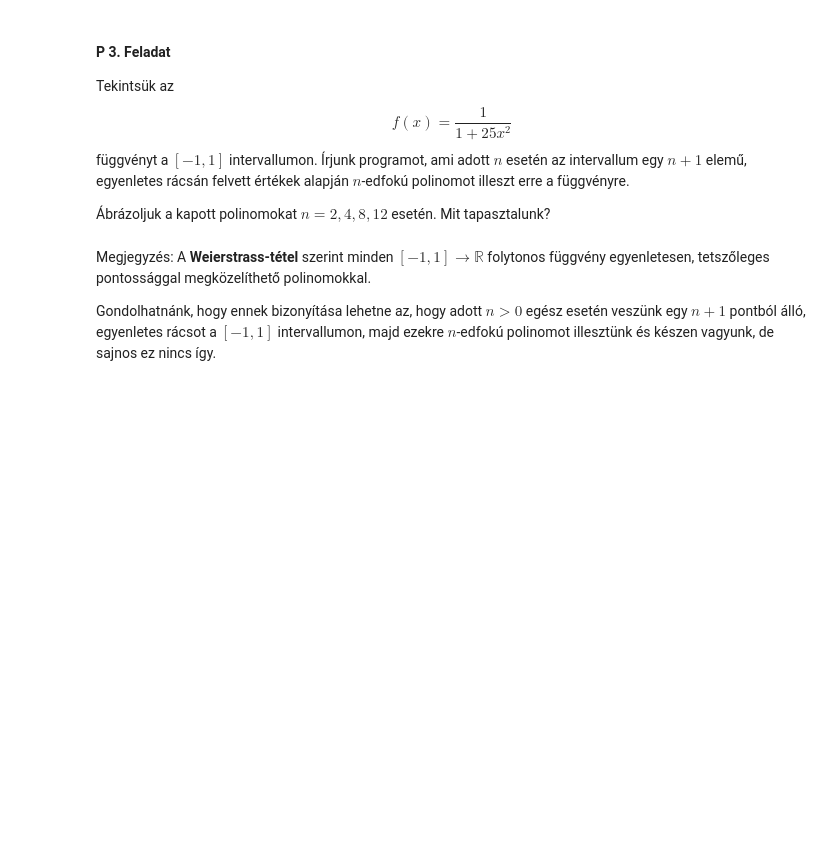
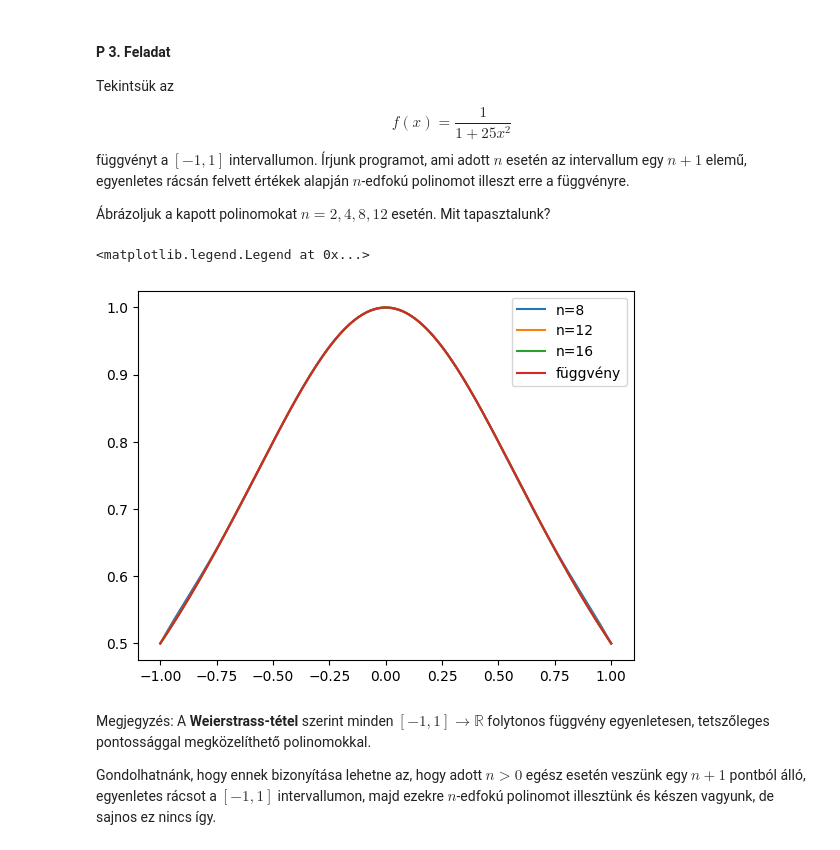
Before and after one commit to magabor42/nummod, a Jupyter notebook: 07.feladatsor.ipynb, the cells around one changed output. Drawn from its saved outputs; the diff is of its cells as text; code cells hidden in the pictures; blank space fills up the shorter version.

```diff
--- a/07.feladatsor.ipynb
+++ b/07.feladatsor.ipynb
@@ -151,3 +186,23 @@ Az alappolinomokat is ehhez megfelelően tekintjük. A példában $$\omega_{j+1}
 #### P 2. Feladat
 
 Írjunk programot, ami adott $x$ és $y$ -pontokat és az ott felveendő értékeket tartalmazó- vektorokra interpolációs polinomot illeszt a Newton-alak használatával, majd egy további $z$ pontban kiértékeli azt.
+# %%
+def poly_fit_newton(xs,ys):
+    n=np.size(xs)
+    coef=np.array(ys, dtype=float)
+
+    #osztott differenciák kiszámítása
+    for j in range(1,n):
+        coef[j:n]=(coef[j:n]-coef[j-1:n-1])/(xs[j:n]-xs[0:n-j])
+
+    #polinom kiértékelése
+    def p(z):
+        result=coef[-1]
+        for k in range(n-2,-1,-1):
+            result=result*(z-xs[k])+coef[k]
+        return result
+    return p
+# %%
+xs=np.array([2,3,6,10,14,15,7,1])
+ys=np.array([1,-2,4,9,13,14,20,12])
+i_poly=poly_fit_newton(xs,ys)
@@ -156,6 +215,24 @@ Az alappolinomokat is ehhez megfelelően tekintjük. A példában $$\omega_{j+1}
 Tekintsük az $$f(x) = \frac{1}{1 + 25x^2}$$ függvényt a $[-1, 1]$ intervallumon. Írjunk programot, ami adott $n$ esetén  az intervallum egy $n+1$ elemű, egyenletes rácsán felvett értékek alapján $n$-edfokú polinomot illeszt erre a függvényre.
 
 Ábrázoljuk a kapott polinomokat $n=2,4,8,12$ esetén. Mit tapasztalunk?
+# %%
+def f_fv(x):
+    return 1/(1+x**2)
+# %%
+import matplotlib.pyplot as plt
+
+xx=np.linspace(-1,1,128)
+ax=plt.axes()
+for n in [8,12,16]:
+    xs=np.linspace(-1,1,n)
+    poly=poly_fit_newton(xs,f_fv(xs))
+    ax.plot(xx,poly(xx),label="n="+str(n))
+
+ax.plot(xx,f_fv(xx),label="függvény")
+ax.legend()
+# %% [output]
+<matplotlib.legend.Legend at 0x...>
+[figure, added]
 # %% [markdown]
 Megjegyzés: A **Weierstrass-tétel** szerint minden $[-1, 1] \to \mathbb{R}$ folytonos függvény egyenletesen, tetszőleges pontossággal megközelíthető polinomokkal.
 
```
Also changed, not shown: parts of 9 cells of this notebook.
